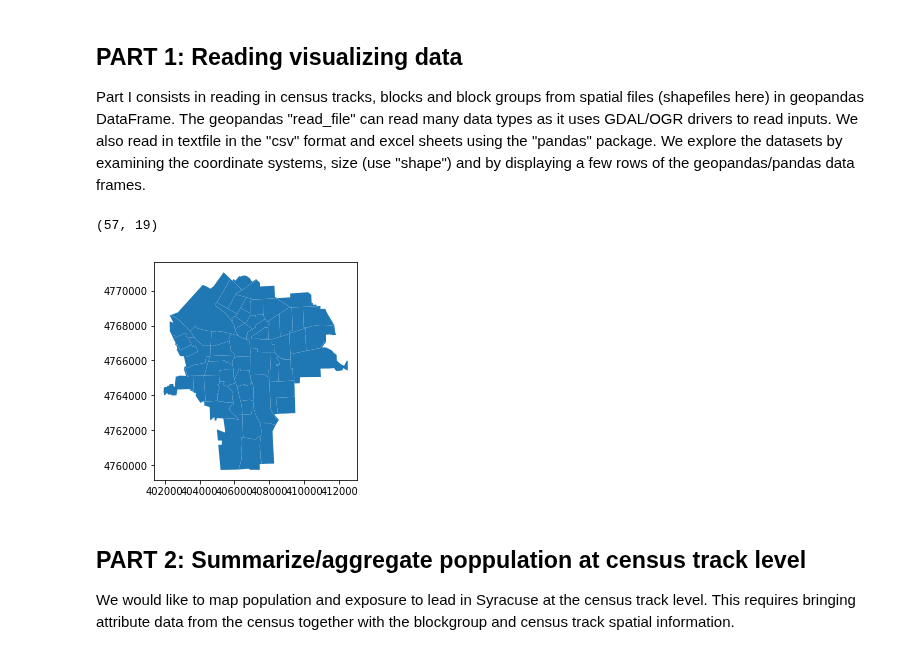
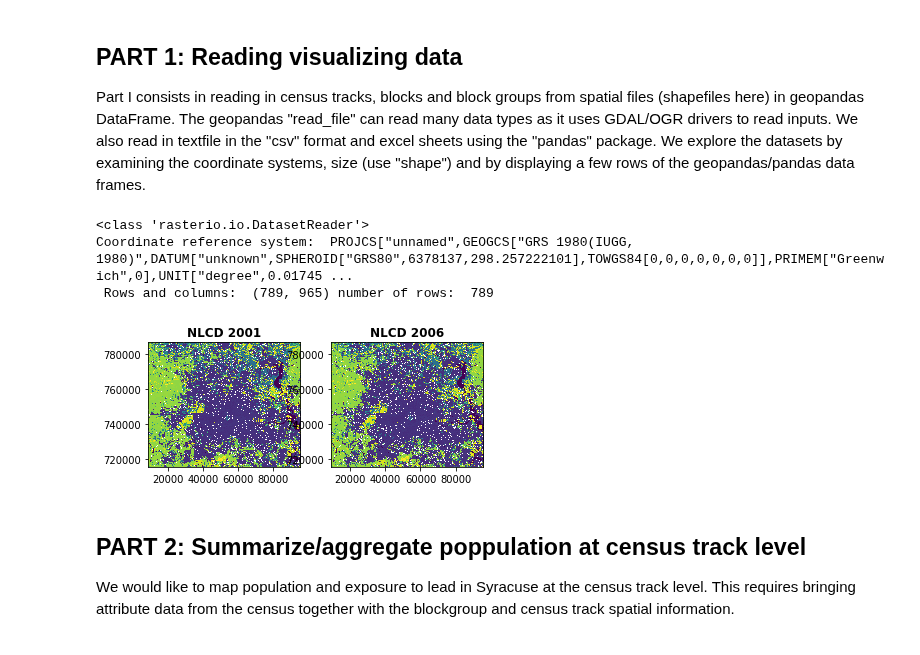
Before and after one commit to bparment1/workshops_courses_spatial_analyses, a Jupyter notebook: exercise4_land_cover_change.ipynb, the cells around one changed output. Cells and saved outputs as stored; diff of their text form; code cells hidden in the pictures.

Commit message:
setting up path and read in rasterio

```diff
--- a/exercise4_land_cover_change.ipynb
+++ b/exercise4_land_cover_change.ipynb
@@ -134,42 +154,42 @@ directory already exists
 ## PART 1: Reading visualizing data
 
 Part I consists in reading in census tracks, blocks and block groups from spatial files (shapefiles here) in geopandas DataFrame. The geopandas "read_file" can read many data types as it uses GDAL/OGR drivers to read inputs. We also read in textfile in the "csv" format and excel sheets using the "pandas" package. We explore the datasets by examining the coordinate systems, size (use "shape") and by displaying a few rows of the geopandas/pandas data frames.
-# %%
-###########################################
-### PART I: READ IN DATASETS #######
-
-## Census tracks for Syracuse in 2000
-ct_2000_filename = os.path.join(in_dir,ct_2000_fname)
-## block groups for Syracuse in 2000
-bg_2000_filename = os.path.join(in_dir,bg_2000_fname)
-## block for Syracuse in 200
-bk_2000_filename = os.path.join(in_dir,bk_2000_fname)
-
-#Read spatial data
-ct_2000_gpd = gpd.read_file(ct_2000_filename)
-bg_2000_gpd = gpd.read_file(bg_2000_filename)
-bk_2000_gpd = gpd.read_file(bk_2000_filename)
-
-#Explore datasets:
-ct_2000_gpd.describe()
-ct_2000_gpd.plot(column="CNTY_FIPS")
-ct_2000_gpd.head()
-
-#Read tabular data
-metals_df = pd.read_excel(os.path.join(in_dir,metals_table_fname))
-census_syr_df = pd.read_csv(os.path.join(in_dir,census_table_fname),sep=",",header=0) #census information
-#This soil lead in UTM 18 coordinate system
-soil_PB_df = pd.read_csv(os.path.join(in_dir,soil_PB_table_fname),sep=",",header=None) #point locations
-
-#Check size
-ct_2000_gpd.shape #57 spatial entities (census)
-bg_2000_gpd.shape #147 spatial entities (block groups)
-bk_2000_gpd.shape #2025 spatial entities (blocks)
-census_syr_df.shape #147 spatial entities
-metals_df.shape #57 entities
-# %% [output]
-(57, 19)
-[figure, removed]
+# %%
+###########################################
+###########################################
+### PART I: READ AND VISUALIZE DATA #######
+
+infile_land_cover_date1 = os.path.join(in_dir,infile_land_cover_date1) #NLCD 2001
+infile_land_cover_date2 = os.path.join(in_dir,infile_land_cover_date2) #NLCD 2006
+infile_land_cover_date3 = os.path.join(in_dir,infile_land_cover_date3) #NLCD 2011
+
+lc_date1 = rasterio.open(infile_land_cover_date1)
+r_lc_date1 = lc_date1.read(1,masked=True) #read first array with masked value, nan are assigned for NA
+lc_date2 = rasterio.open(infile_land_cover_date2)
+r_lc_date2 = lc_date2.read(1,masked=True) #read first array with masked value, nan are assigned for NA
+lc_date3= rasterio.open(infile_land_cover_date2)
+
+#Generate quick visualization using rasterio object
+f, ax = plt.subplots(1, 2)
+plot.show(lc_date1,title="NLCD 2001",ax=ax[0])
+plot.show(lc_date2,title="NLCD 2006",ax=ax[1])
+
+print(type(lc_date1))
+print("Coordinate reference system: ",lc_date1.crs )
+
+print(" Rows and columns: ", lc_date1.shape, "number of rows: ", lc_date1.height)
+
+lc_legend_df = pd.read_csv(os.path.join(in_dir,infile_name_nlcd_legend),sep=",")
+lc_legend_df.head() # Inspect data
+lc_legend_df.columns
+lc_legend_df.shape
+#subset the data to remove unused rows
+lc_legend_df = lc_legend_df[lc_legend_df['COUNT']>0]
+# %% [output]
+<class 'rasterio.io.DatasetReader'>
+Coordinate reference system:  PROJCS["unnamed",GEOGCS["GRS 1980(IUGG, 1980)",DATUM["unknown",SPHEROID["GRS80",6378137,298.257222101],TOWGS84[0,0,0,0,0,0,0]],PRIMEM["Greenwich",0],UNIT["degree",0.01745 ...
+ Rows and columns:  (789, 965) number of rows:  789
+[figure, added]
 # %% [markdown]
 ## PART 2: Summarize/aggregate poppulation at census track level
 
```
Also changed, not shown: parts of 3 cells of this notebook.
